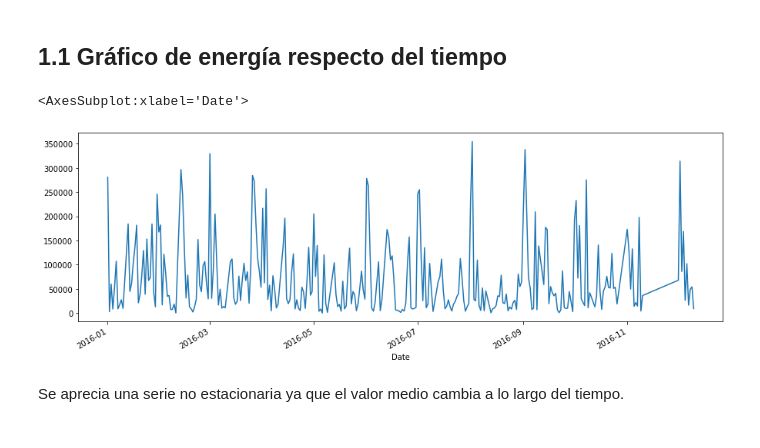
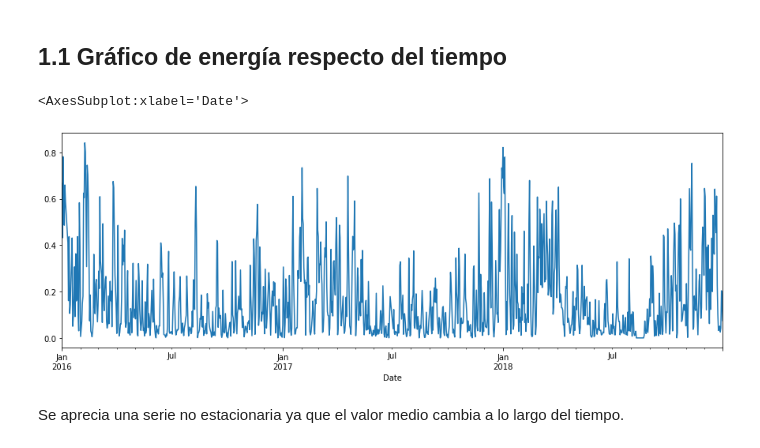
Before and after one commit to danielp2797/UAM-Big-Data-21-22, a Jupyter notebook: aplicaciones de analisis/p2/perezefremovadaniel_p2_aplicacionesanalisis.ipynb, the cells around one changed output. Saved outputs shown, nothing was run; the diff lists cells and outputs as text; code cells hidden in the pictures.

```diff
--- a/aplicaciones de analisis/p2/perezefremovadaniel_p2_aplicacionesanalisis.ipynb
+++ b/aplicaciones de analisis/p2/perezefremovadaniel_p2_aplicacionesanalisis.ipynb
@@ -36,9 +43,9 @@ def plot_acf_pacf_functions(df: pd.DataFrame, feature: str):
 # %% [markdown]
 # 0. Carga de datos
 # %%
-data = pd.read_csv('Eolica.csv')
-data = data.set_index(pd.DatetimeIndex(data['Date']))
-data.index = pd.to_datetime(data.Date)
-data.drop(['Date'], axis=1, inplace=True)
+data = pd.read_csv('Eolica.csv', header=0, parse_dates=[0], index_col=[0], usecols=[0, 3], dayfirst=True, squeeze=True)
+#data = data.set_index(pd.DatetimeIndex(data['Date']))
+#data.index = pd.to_datetime(data.Date)
+#data.drop(['Date'], axis=1, inplace=True)
 data.head()
 # %% [output]
@@ -52,3 +61,6 @@ data.head()
+# %%
+#data['WindEnergy'] = data['WindEnergy'] /421440
+data = data/421440
 # %% [markdown]
 Se comprueba si hay valores perdidos
 # %%
@@ -67,10 +76,10 @@ data = data.interpolate(method='linear')
 # %% [markdown]
 ## 1.1 Gráfico de energía respecto del tiempo
 # %%
-data.WindEnergy[:300].plot(figsize=(15, 5))
+data.plot(figsize=(15, 5))
 # %% [output]
 <AxesSubplot:xlabel='Date'>
-[figure, old version]
+[figure, new version]
 # %% [markdown]
 Se aprecia una serie no estacionaria ya que el valor medio cambia a lo largo del tiempo.
 # %% [markdown]
```
Also changed, not shown: parts of 20 cells of this notebook.
